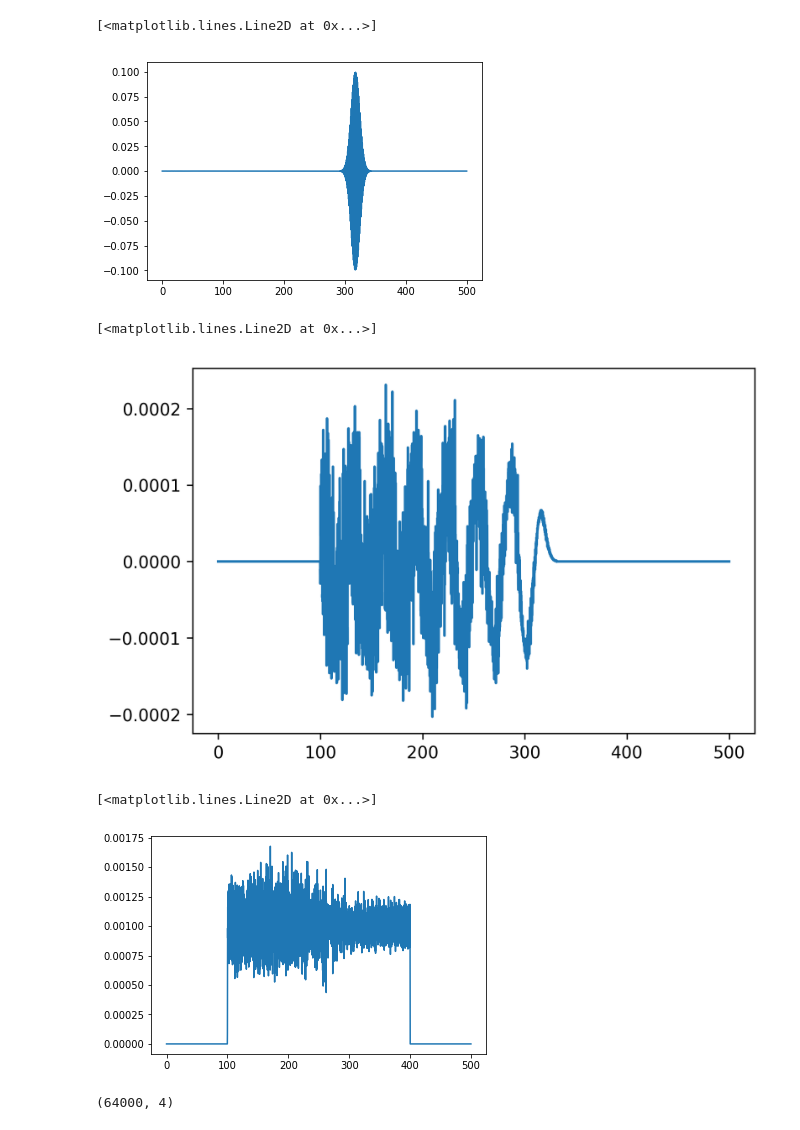
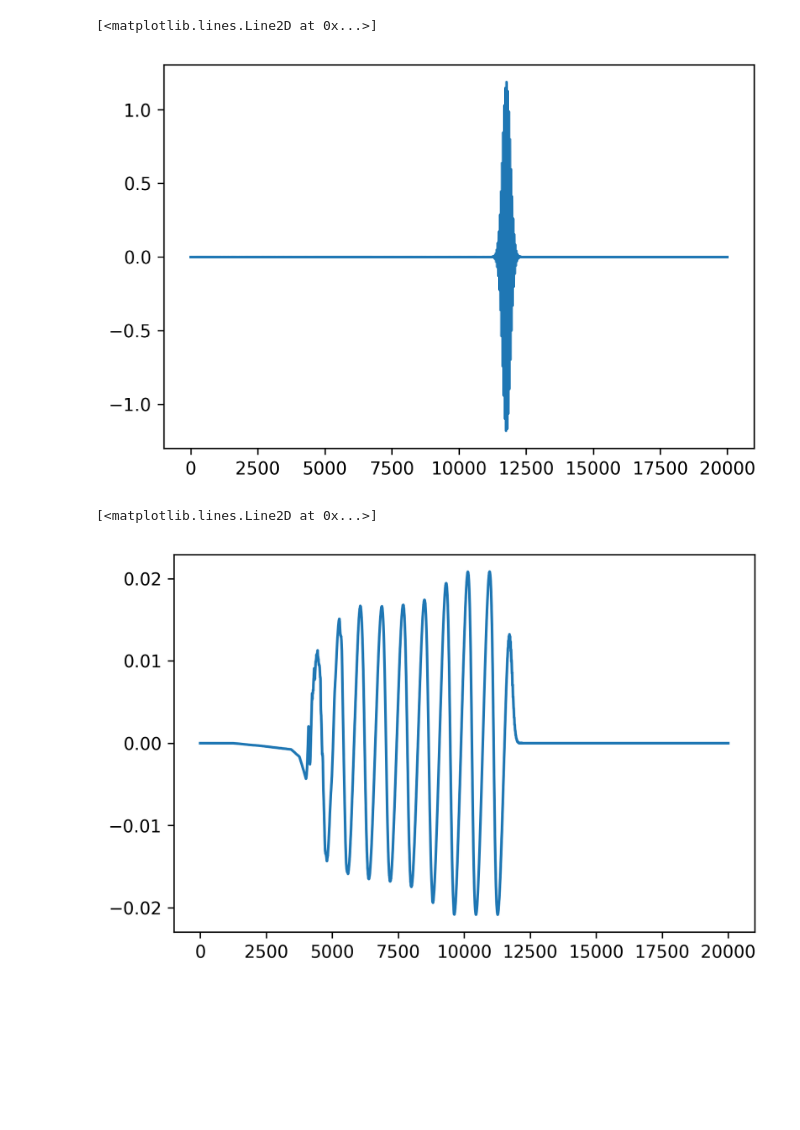
Before and after one commit to RonghaoHu/XPIC, a Jupyter notebook: data_visual.ipynb, the cells around one changed output. Cells and saved outputs as stored; diff of their text form; code cells hidden in the pictures; blank space fills up the shorter version.

```diff
--- a/data_visual.ipynb
+++ b/data_visual.ipynb
@@ -8,5 +5,0 @@ particle = np.loadtxt('particles_29.dat')
-# %%
-plt.plot(field[:,0],field[:,1])
-# %% [output]
-[<matplotlib.lines.Line2D at 0x...>]
-[figure, removed]
@@ -13,16 +23,13 @@ plt.plot(field[:,0],field[:,1])
+# %%
+plt.figure(dpi=300)
+plt.plot(ey)
+# %% [output]
+[<matplotlib.lines.Line2D at 0x...>]
+[figure, added]
 # %%
 plt.figure(dpi=300)
-plt.plot(field[:,0],field[:,3])
+plt.plot(ex)
 #plt.xlim((200,300))
 # %% [output]
 [<matplotlib.lines.Line2D at 0x...>]
-[figure, old version]
+[figure, new version]
-# %%
-plt.plot(field[:,0],field[:,4])
-# %% [output]
-[<matplotlib.lines.Line2D at 0x...>]
-[figure, removed]
-# %%
-particle.shape
-# %% [output]
-(64000, 4)
```
Also changed, not shown: parts of 6 cells of this notebook, 3 other files.
